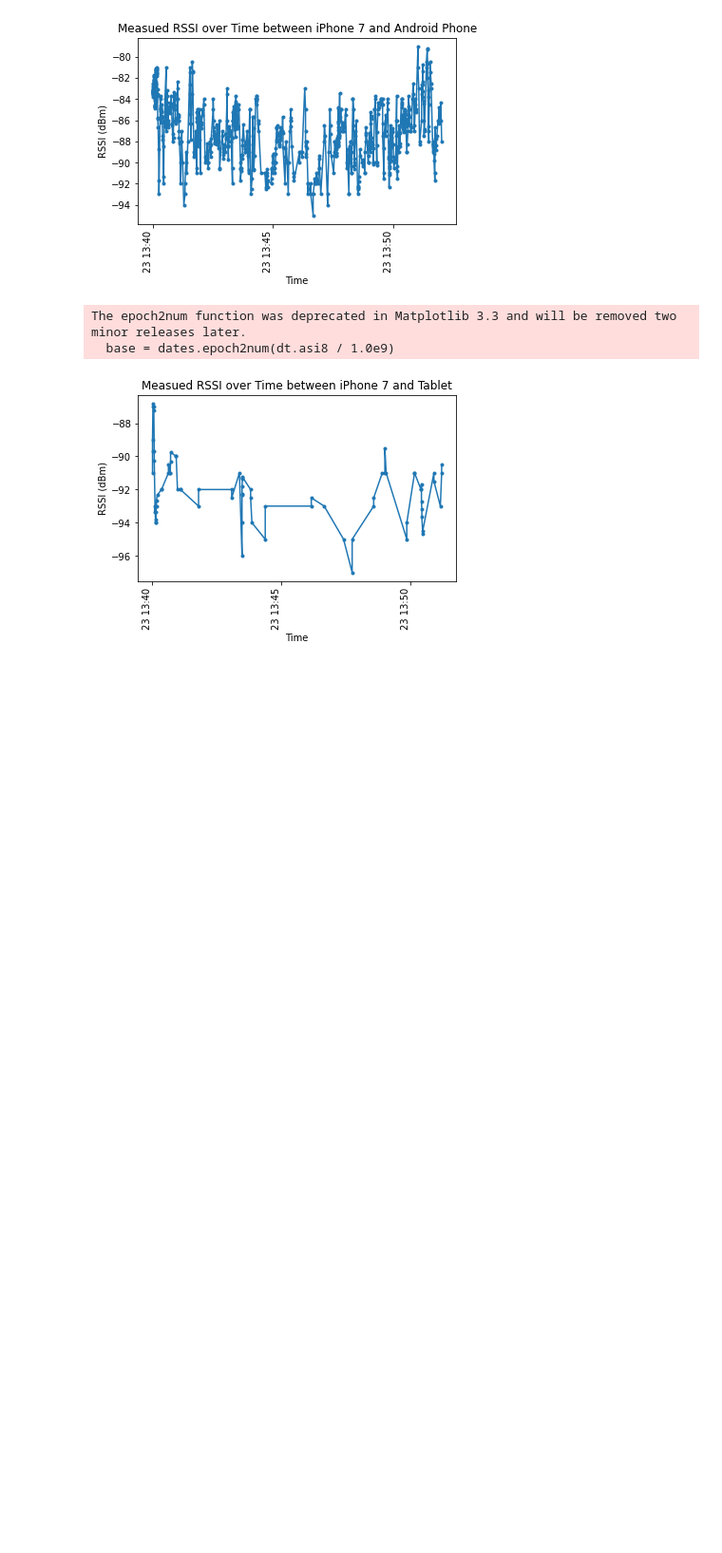
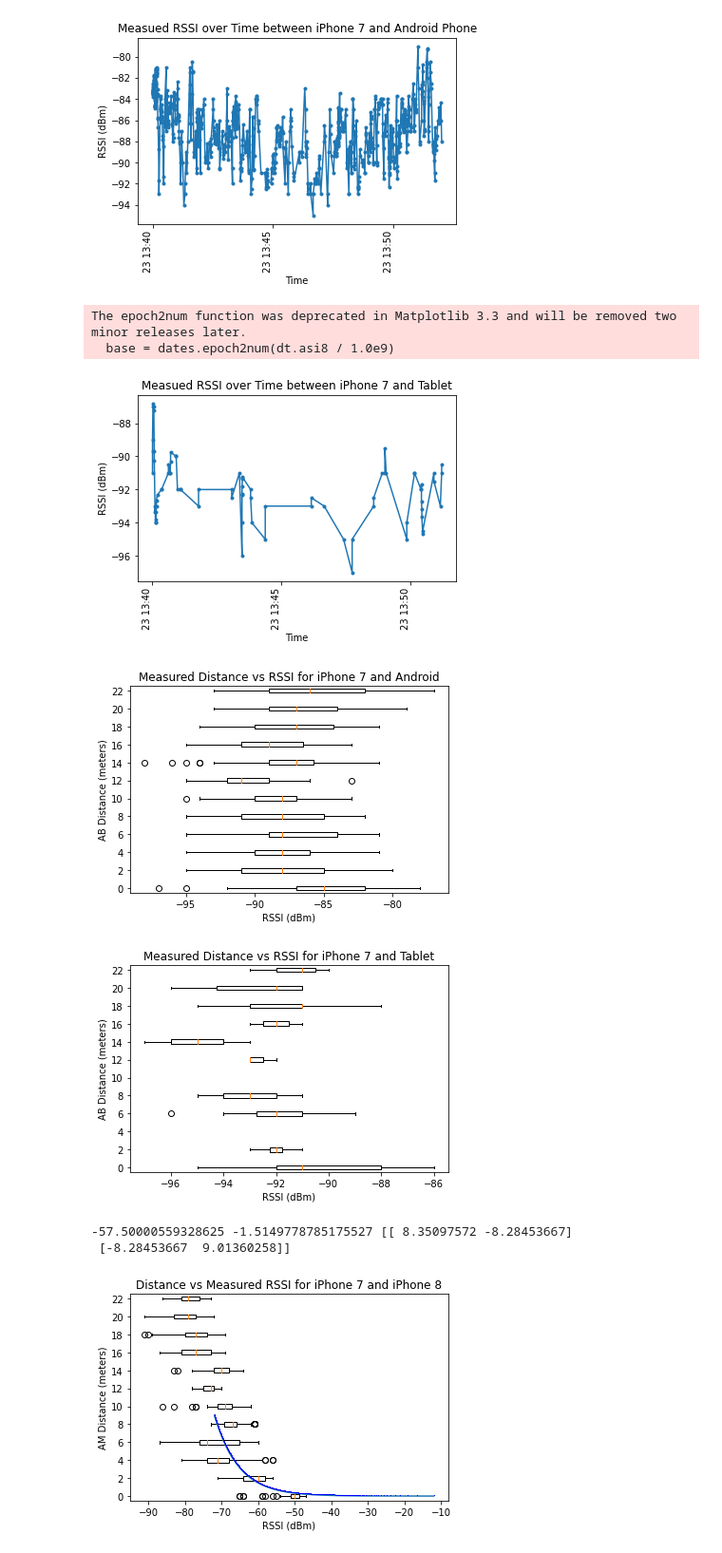
Before and after one commit to Dynamical-Systems-Laboratory/humanToHuman, a Jupyter notebook: analysis/LIU_Analysis.ipynb, the cells around one changed output. Shown: that part at 95% size. Cells and saved outputs as stored; diff of their text form; code cells hidden in the pictures; blank space fills up the shorter version.

```diff
--- a/analysis/LIU_Analysis.ipynb
+++ b/analysis/LIU_Analysis.ipynb
@@ -130,19 +130,69 @@ The epoch2num function was deprecated in Matplotlib 3.3 and will be removed two
   base = dates.epoch2num(dt.asi8 / 1.0e9)
 [figure]
 # %%
+x = [0, 2, 4, 6, 8, 10, 12, 14, 16, 18, 20, 22]
+
 def get_series_list(series):
     l = []
     l.append(series.between_time('13:40:00', '13:40:55'))
     l.append(series.between_time('13:41:00', '13:41:55'))
     l.append(series.between_time('13:42:00', '13:42:55'))
     l.append(series.between_time('13:43:00', '13:43:55'))
     l.append(series.between_time('13:44:00', '13:44:55'))
     l.append(series.between_time('13:45:00', '13:45:55'))
     l.append(series.between_time('13:46:00', '13:46:55'))
     l.append(series.between_time('13:47:00', '13:47:55'))
     l.append(series.between_time('13:48:00', '13:48:55'))
     l.append(series.between_time('13:49:00', '13:49:55'))
     l.append(series.between_time('13:50:00', '13:50:55'))
     l.append(series.between_time('13:51:00', '13:51:55'))
-    l.append(series.between_time('13:52:00', '13:52:55'))
     return l
+
+def box_plots_normal_android():
+    series_list = get_series_list(df_ip7_android)
+    plt.xlabel('RSSI (dBm)')
+    plt.ylabel('AB Distance (meters)')
+    plt.title('Measured Distance vs RSSI for iPhone 7 and Android')
+    plt.boxplot(series_list, positions = x, vert = False)
+    plt.show()
+
+def box_plots_normal_tablet():
+    series_list = get_series_list(df_ip7_tablet)
+    plt.xlabel('RSSI (dBm)')
+    plt.ylabel('AB Distance (meters)')
+    plt.title('Measured Distance vs RSSI for iPhone 7 and Tablet')
+    plt.boxplot(series_list, positions = x, vert = False)
+    plt.show()
+
+def box_plots_normal_ignore_0_with_fit():
+    series_list = get_series_list(df_ip7_ip8)
+    xlog = np.log10(x[1:])
+    ys = series_list[1:]
+    def curve(x, m, b):
+        return m * x + b
+
+    (m, b), coef = curve_fit(curve, xlog, [y.mean() for y in ys])
+    a, n = b, m / 10
+    print(a, n, coef)
+
+    plt.xlabel('RSSI (dBm)')
+    plt.ylabel('AM Distance (meters)')
+    plt.title('Distance vs Measured RSSI for iPhone 7 and iPhone 8')
+    plt.boxplot(series_list, positions = x, vert = False)
+
+    def curve_exp(x):
+        return 10 * n * np.log10(x) + a
+
+    xsmall = np.arange(.001, 9, .001)
+    plt.plot(curve_exp(xsmall), xsmall, mfc='b', mec='b', marker=',')
+    plt.show()
+
+box_plots_normal_android()
+box_plots_normal_tablet()
+box_plots_normal_ignore_0_with_fit()
+# %% [output]
+[figure, added]
+[figure, added]
+-57.50000559328625 -1.5149778785175527 [[ 8.35097572 -8.28453667]
+ [-8.28453667  9.01360258]]
+[figure, added]
```
Also changed, not shown: 5 other files.
